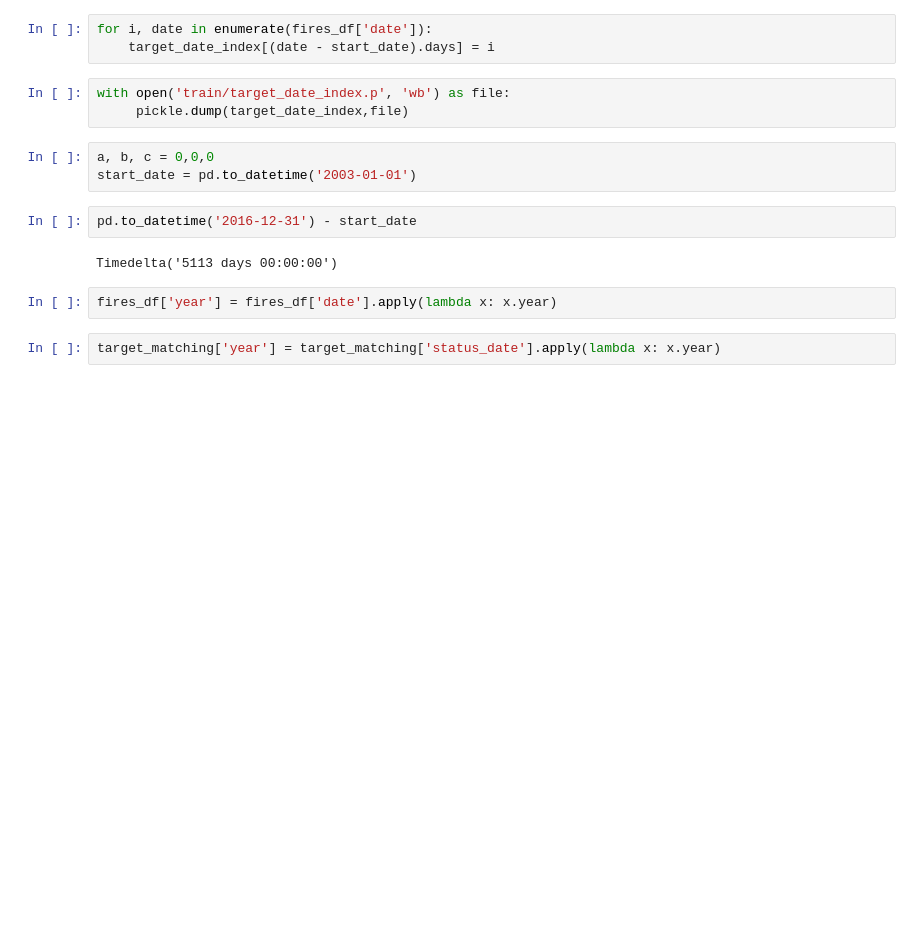
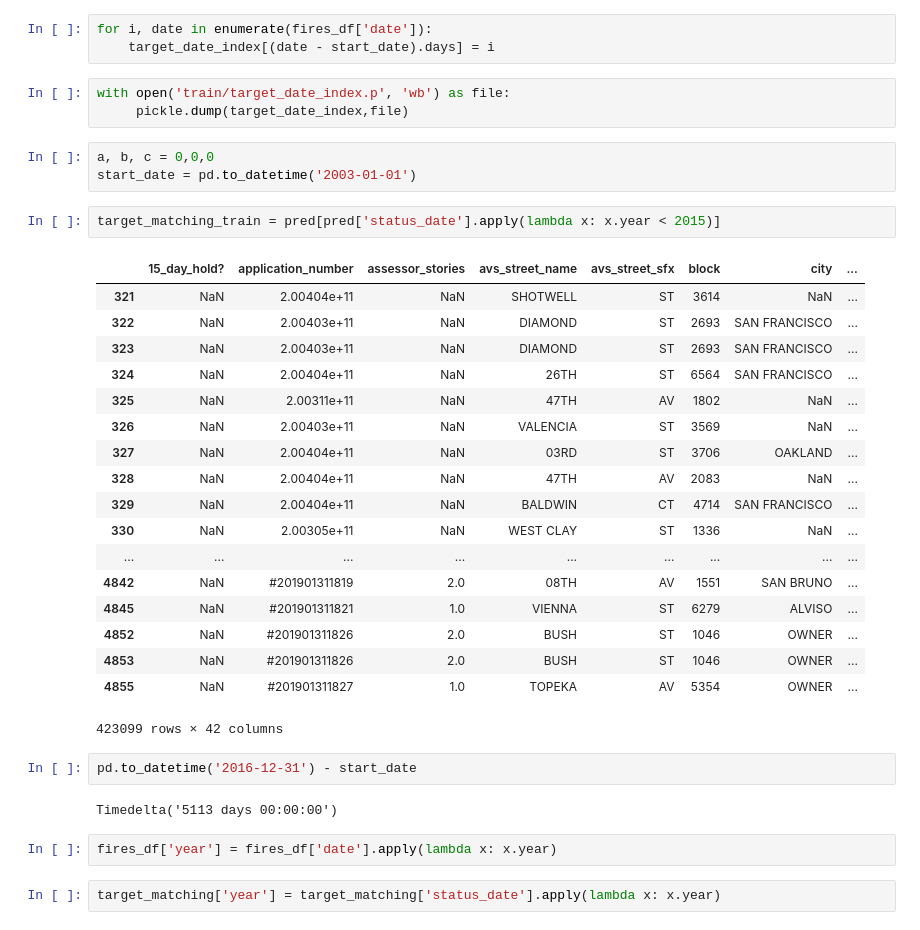
Before and after one commit to porbo/sf-fires, a Jupyter notebook: train_test_for_real.ipynb, the cells around one changed output. Cells and saved outputs as stored; diff of their text form; blank space fills up the shorter version.

```diff
--- a/train_test_for_real.ipynb
+++ b/train_test_for_real.ipynb
@@ -18,6 +20,27 @@ with open('train/target_date_index.p', 'wb') as file:
 # %%
 a, b, c = 0,0,0
 start_date = pd.to_datetime('2003-01-01')
+# %%
+target_matching_train = pred[pred['status_date'].apply(lambda x: x.year < 2015)]
+# %% [output]
+|  | 15_day_hold? | application_number | assessor_stories | avs_street_name | avs_street_sfx | block | city | ... |
+| 321 | NaN | 2.00404e+11 | NaN | SHOTWELL | ST | 3614 | NaN | ... |
+| 322 | NaN | 2.00403e+11 | NaN | DIAMOND | ST | 2693 | SAN FRANCISCO | ... |
+| 323 | NaN | 2.00403e+11 | NaN | DIAMOND | ST | 2693 | SAN FRANCISCO | ... |
+| 324 | NaN | 2.00404e+11 | NaN | 26TH | ST | 6564 | SAN FRANCISCO | ... |
+| 325 | NaN | 2.00311e+11 | NaN | 47TH | AV | 1802 | NaN | ... |
+| 326 | NaN | 2.00403e+11 | NaN | VALENCIA | ST | 3569 | NaN | ... |
+| 327 | NaN | 2.00404e+11 | NaN | 03RD | ST | 3706 | OAKLAND | ... |
+| 328 | NaN | 2.00404e+11 | NaN | 47TH | AV | 2083 | NaN | ... |
+| 329 | NaN | 2.00404e+11 | NaN | BALDWIN | CT | 4714 | SAN FRANCISCO | ... |
+| 330 | NaN | 2.00305e+11 | NaN | WEST CLAY | ST | 1336 | NaN | ... |
+| ... | ... | ... | ... | ... | ... | ... | ... | ... |
+| 4842 | NaN | #201901311819 | 2.0 | 08TH | AV | 1551 | SAN BRUNO | ... |
+| 4845 | NaN | #201901311821 | 1.0 | VIENNA | ST | 6279 | ALVISO | ... |
+| 4852 | NaN | #201901311826 | 2.0 | BUSH | ST | 1046 | OWNER | ... |
+| 4853 | NaN | #201901311826 | 2.0 | BUSH | ST | 1046 | OWNER | ... |
+| 4855 | NaN | #201901311827 | 1.0 | TOPEKA | AV | 5354 | OWNER | ... |
+423099 rows × 42 columns
 # %%
 pd.to_datetime('2016-12-31') - start_date
 # %% [output]
```
Also changed, not shown: parts of 2 cells of this notebook, 7 other files.
